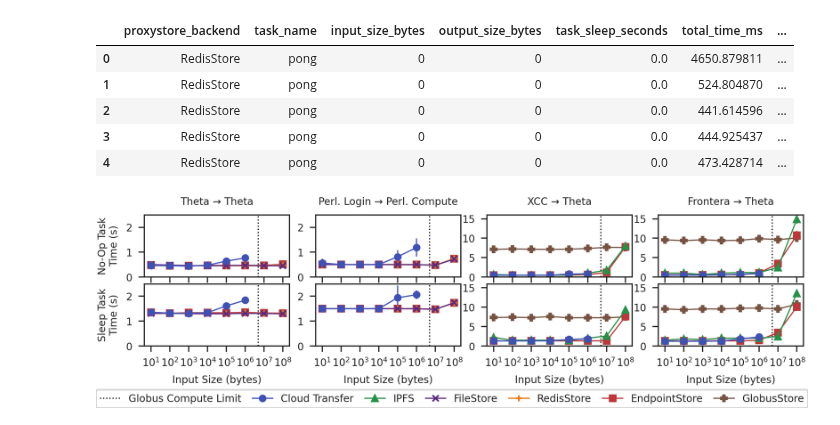
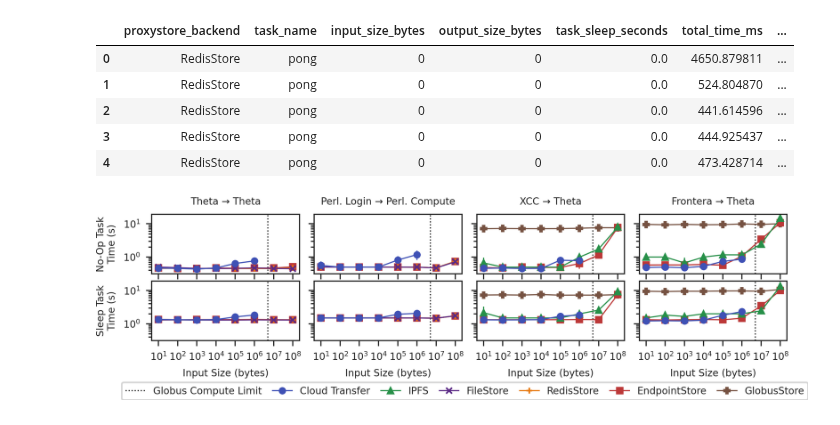
Before and after one commit to proxystore/sc23-evaluation, a Jupyter notebook: 0-proxystore-with-faas.ipynb, the cells around one changed output. Cells and saved outputs as stored; diff of their text form; code cells hidden in the pictures.

Commit message:
Use log scale for GC plots

```diff
--- a/0-proxystore-with-faas.ipynb
+++ b/0-proxystore-with-faas.ipynb
@@ -178,7 +178,7 @@ backends = ['Globus Compute', 'IPFS', 'FileStore', 'RedisStore', 'EndpointStore'
 rows = 2
 cols = 4
 
-fig, axs = plt.subplots(rows, cols, sharex=True)
+fig, axs = plt.subplots(rows, cols, sharex=True, sharey=True)
 
 colors = plt.rcParams['axes.prop_cycle'] + cycler(marker=['o', '^', 'x', '+', 's', 'P'])
 cycles = {b: c for b, c in zip(backends, colors)}
@@ -221,40 +221,45 @@ axs[0, 1].set_title('Perl. Login → Perl. Compute')
 axs[0, 2].set_title('XCC → Theta')
 axs[0, 3].set_title('Frontera → Theta')
 
 handles = [None for _ in range(len(backends) + 1)]
 labels = [None for _ in range(len(backends) + 1)]
 for label, handle in legend_handles.items():
     if label =='Globus Compute Limit':
         index = 0
     elif label == 'Cloud Transfer':
         index = backends.index('Globus Compute') + 1
         handle = handle[0]
     else:
         index = backends.index(label) + 1
         handle = handle[0]
     handles[index] = handle
     labels[index] = label
 
 axs[1, 0].legend(handles, labels, loc='lower center', bbox_to_anchor=(2.12, -1.08), ncol=7, columnspacing=1.1)
 
-# Restrict y axis range
+# Set log scale
 for yi in (0, 1):
     for xi in (0, 1, 2, 3):
-        axs[yi, xi].set_ylim([0, 2.5 if xi < 2 else 16])
-        axs[yi, xi].set_ylim([0, 2.5 if xi < 2 else 16])
+        axs[yi, xi].set_yscale('log')
+
+# Restrict y axis range
+# for yi in (0, 1):
+#     for xi in (0, 1, 2, 3):
+#         axs[yi, xi].set_ylim([0, 2.5 if xi < 2 else 16])
+#         axs[yi, xi].set_ylim([0, 2.5 if xi < 2 else 16])
 
 # Restrict y labels to integers
-for yi in (0, 1):
-    for xi in (0, 1, 2, 3):
-        axs[yi, xi].get_yaxis().set_major_locator(mticker.MaxNLocator(integer=True))
+# for yi in (0, 1):
+#     for xi in (0, 1, 2, 3):
+#         axs[yi, xi].get_yaxis().set_major_locator(mticker.MaxNLocator(integer=True))
 
-        if xi > 1:
-            axs[yi, xi].set_yticks([0, 5, 10, 15])
+#         if xi > 1:
+#             axs[yi, xi].set_yticks([0, 5, 10, 15])
 
-plt.subplots_adjust(wspace=0.18, hspace=0.11)
+plt.subplots_adjust(wspace=0.1, hspace=0.12)
 # fig.tight_layout(h_pad=0.5, w_pad=0.75)
 
 fig.set_size_inches(7, 1.4)
 plt.savefig('figures/globus-compute-roundtrip-task-times.pdf', pad_inches=0.05)
 # %% [output]
-[figure, old version]
+[figure, new version]
```
Also changed, not shown: 3 other files.
